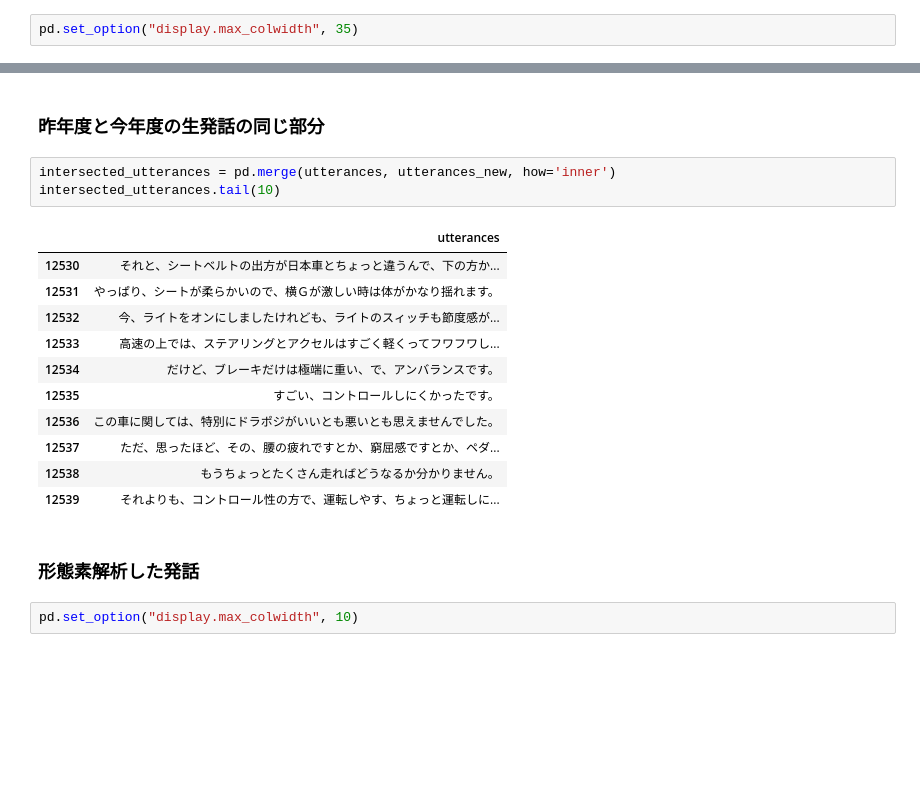
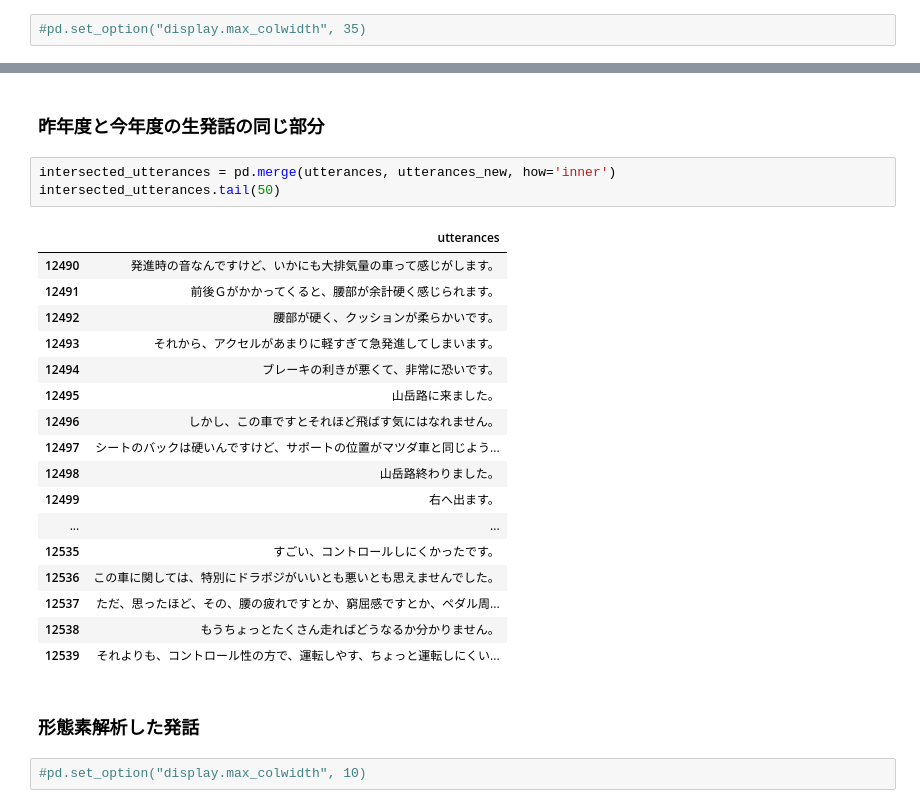
Before and after one commit to ShueiYann/MazforVis, a Jupyter notebook: 可視化見本.ipynb, the cells around one changed output, grey strips where cells are left out. Saved outputs shown, nothing was run; the diff lists cells and outputs as text; blank space fills up the shorter version.

```diff
--- a/可視化見本.ipynb
+++ b/可視化見本.ipynb
@@ -6,4 +6,4 @@ import pandas as pd
 # %%
-pd.set_option("display.max_colwidth", 35)
+#pd.set_option("display.max_colwidth", 35)
 # %%
 utterances = pd.read_csv('./processed_data/utterances.csv')
@@ -47,23 +59,29 @@ utterances_new.tail(10)
 ### 昨年度と今年度の生発話の同じ部分
 # %%
 intersected_utterances = pd.merge(utterances, utterances_new, how='inner')
-intersected_utterances.tail(10)
+intersected_utterances.tail(50)
 # %% [output]
 |  | utterances |
-| 12530 | それと、シートベルトの出方が日本車とちょっと違うんで、下の方か... |
-| 12531 | やっぱり、シートが柔らかいので、横Ｇが激しい時は体がかなり揺れます。 |
-| 12532 | 今、ライトをオンにしましたけれども、ライトのスィッチも節度感が... |
-| 12533 | 高速の上では、ステアリングとアクセルはすごく軽くってフワフワし... |
-| 12534 | だけど、ブレーキだけは極端に重い、で、アンバランスです。 |
+| 12490 | 発進時の音なんですけど、いかにも大排気量の車って感じがします。 |
+| 12491 | 前後Ｇがかかってくると、腰部が余計硬く感じられます。 |
+| 12492 | 腰部が硬く、クッションが柔らかいです。 |
+| 12493 | それから、アクセルがあまりに軽すぎて急発進してしまいます。 |
+| 12494 | ブレーキの利きが悪くて、非常に恐いです。 |
+| 12495 | 山岳路に来ました。 |
+| 12496 | しかし、この車ですとそれほど飛ばす気にはなれません。 |
+| 12497 | シートのバックは硬いんですけど、サポートの位置がマツダ車と同じよう... |
+| 12498 | 山岳路終わりました。 |
+| 12499 | 右へ出ます。 |
+| ... | ... |
 | 12535 | すごい、コントロールしにくかったです。 |
 | 12536 | この車に関しては、特別にドラポジがいいとも悪いとも思えませんでした。 |
-| 12537 | ただ、思ったほど、その、腰の疲れですとか、窮屈感ですとか、ペダ... |
+| 12537 | ただ、思ったほど、その、腰の疲れですとか、窮屈感ですとか、ペダル周... |
 | 12538 | もうちょっとたくさん走ればどうなるか分かりません。 |
-| 12539 | それよりも、コントロール性の方で、運転しやす、ちょっと運転しに... |
+| 12539 | それよりも、コントロール性の方で、運転しやす、ちょっと運転しにくい... |
 # %% [markdown]
 ### 形態素解析した発話
 # %%
-pd.set_option("display.max_colwidth", 10)
+#pd.set_option("display.max_colwidth", 10)
 # %%
 df = pd.read_csv('./morph/utterances_POS_form_lemma.csv',keep_default_na = False)
 df.head(100)
```
Also changed, not shown: parts of 4 cells of this notebook.
